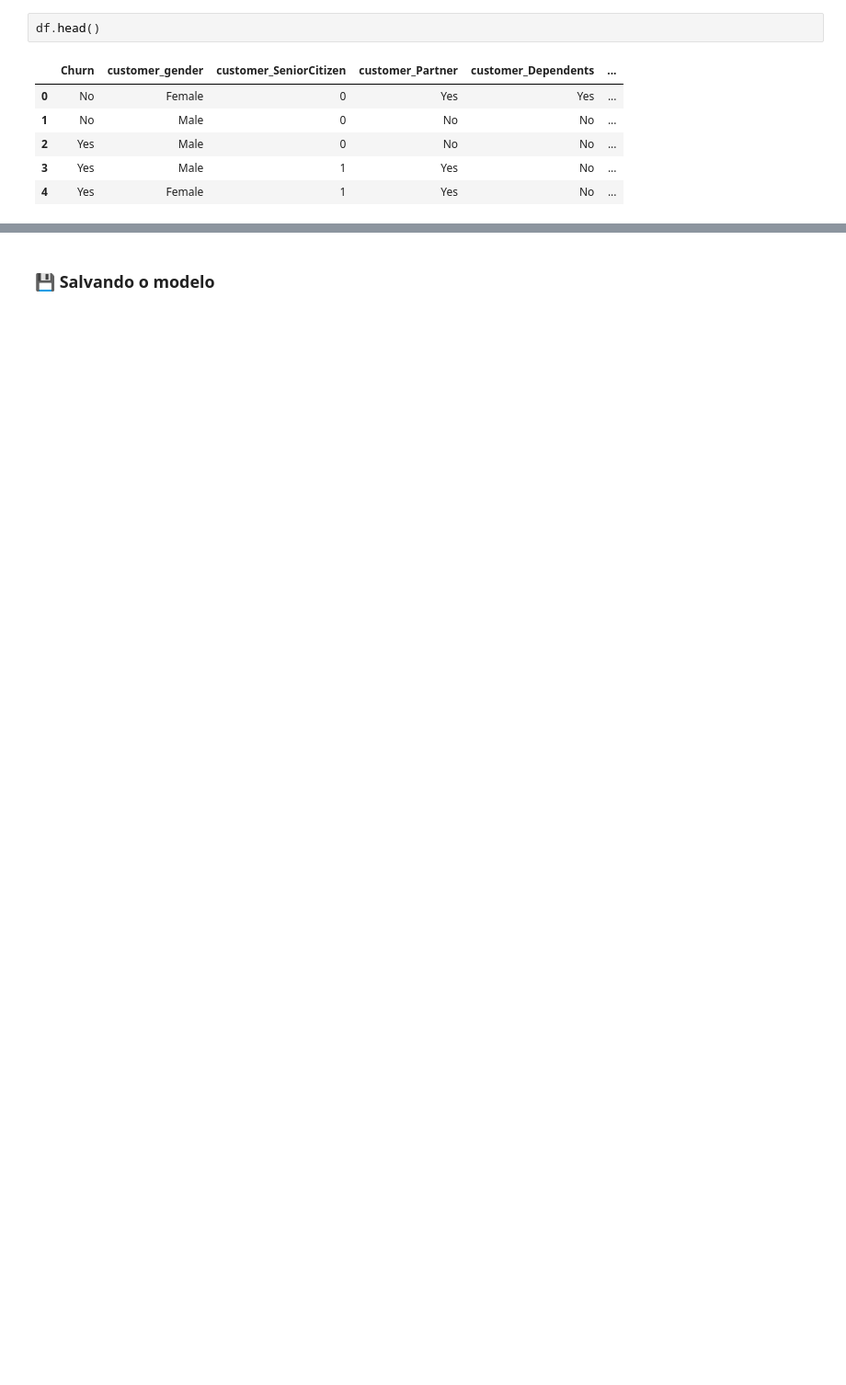
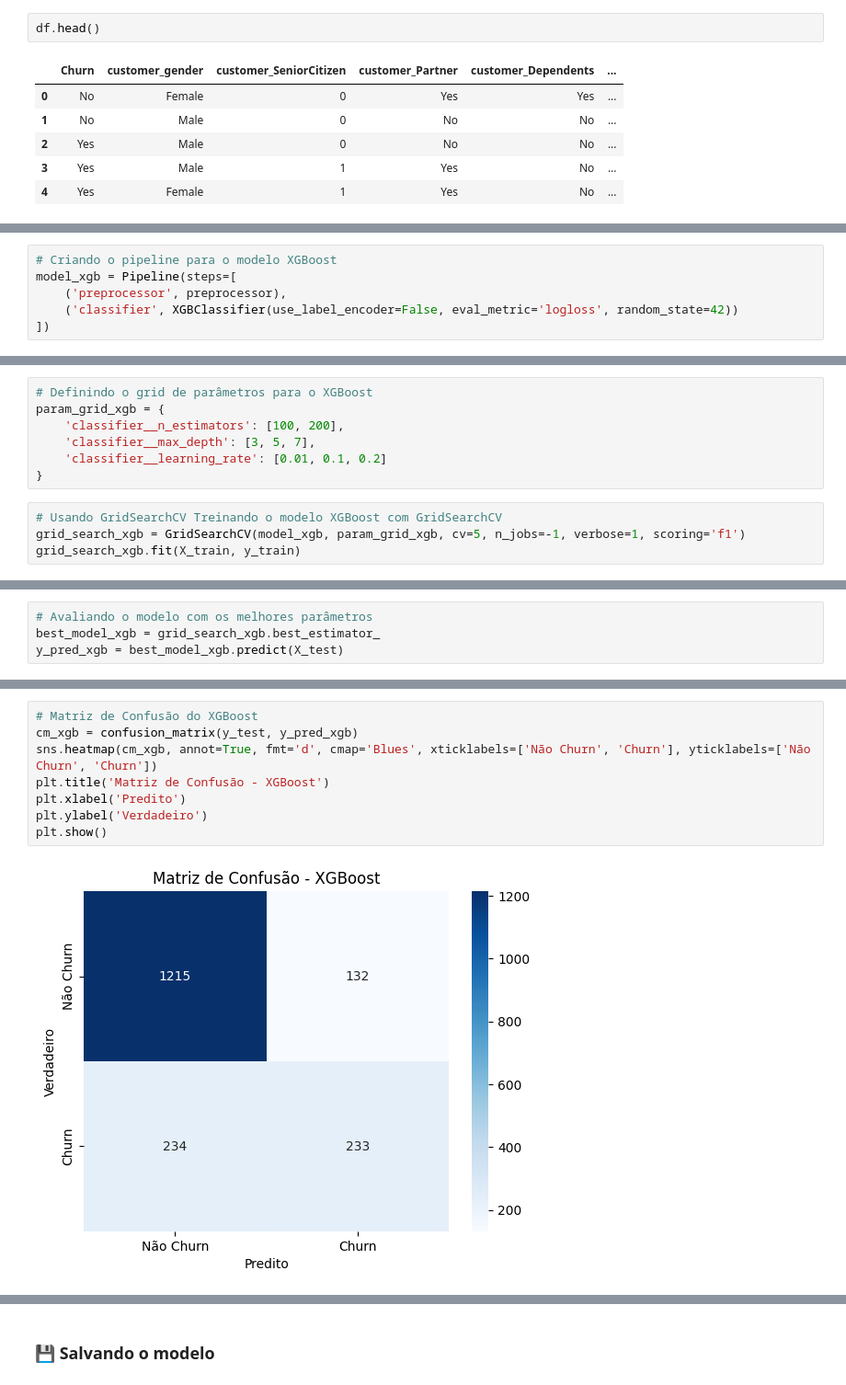
Before and after one commit to lfa-systems/Telecom-X-Parte-2, a Jupyter notebook: TelecomX_BR_Parte2.ipynb, the cells around one changed output, grey strips where cells are left out. Shown: that part at 92% size. Saved outputs shown, nothing was run; the diff lists cells and outputs as text; blank space fills up the shorter version.

```diff
--- a/TelecomX_BR_Parte2.ipynb
+++ b/TelecomX_BR_Parte2.ipynb
@@ -162,0 +393,6 @@ df.head()
+# %%
+# Criando o pipeline para o modelo XGBoost
+model_xgb = Pipeline(steps=[
+    ('preprocessor', preprocessor),
+    ('classifier', XGBClassifier(use_label_encoder=False, eval_metric='logloss', random_state=42))
+])
@@ -162,0 +401,11 @@ df.head()
+# %%
+# Definindo o grid de parâmetros para o XGBoost
+param_grid_xgb = {
+    'classifier__n_estimators': [100, 200],
+    'classifier__max_depth': [3, 5, 7],
+    'classifier__learning_rate': [0.01, 0.1, 0.2]
+}
+# %%
+# Usando GridSearchCV Treinando o modelo XGBoost com GridSearchCV
+grid_search_xgb = GridSearchCV(model_xgb, param_grid_xgb, cv=5, n_jobs=-1, verbose=1, scoring='f1')
+grid_search_xgb.fit(X_train, y_train)
@@ -162,0 +438,4 @@ df.head()
+# %%
+# Avaliando o modelo com os melhores parâmetros
+best_model_xgb = grid_search_xgb.best_estimator_
+y_pred_xgb = best_model_xgb.predict(X_test)
@@ -162,0 +454,10 @@ df.head()
+# %%
+# Matriz de Confusão do XGBoost
+cm_xgb = confusion_matrix(y_test, y_pred_xgb)
+sns.heatmap(cm_xgb, annot=True, fmt='d', cmap='Blues', xticklabels=['Não Churn', 'Churn'], yticklabels=['Não Churn', 'Churn'])
+plt.title('Matriz de Confusão - XGBoost')
+plt.xlabel('Predito')
+plt.ylabel('Verdadeiro')
+plt.show()
+# %% [output]
+[figure, added]
```
Also changed, not shown: parts of 60 cells of this notebook.
